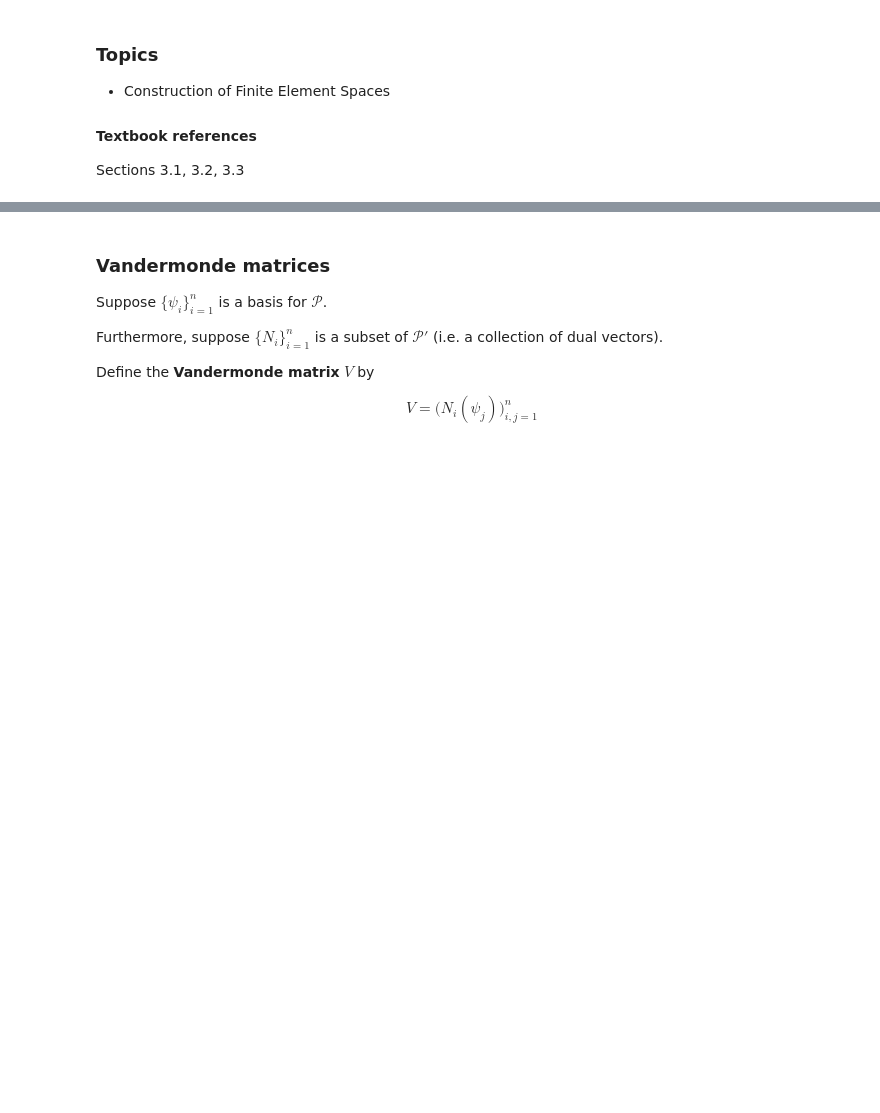
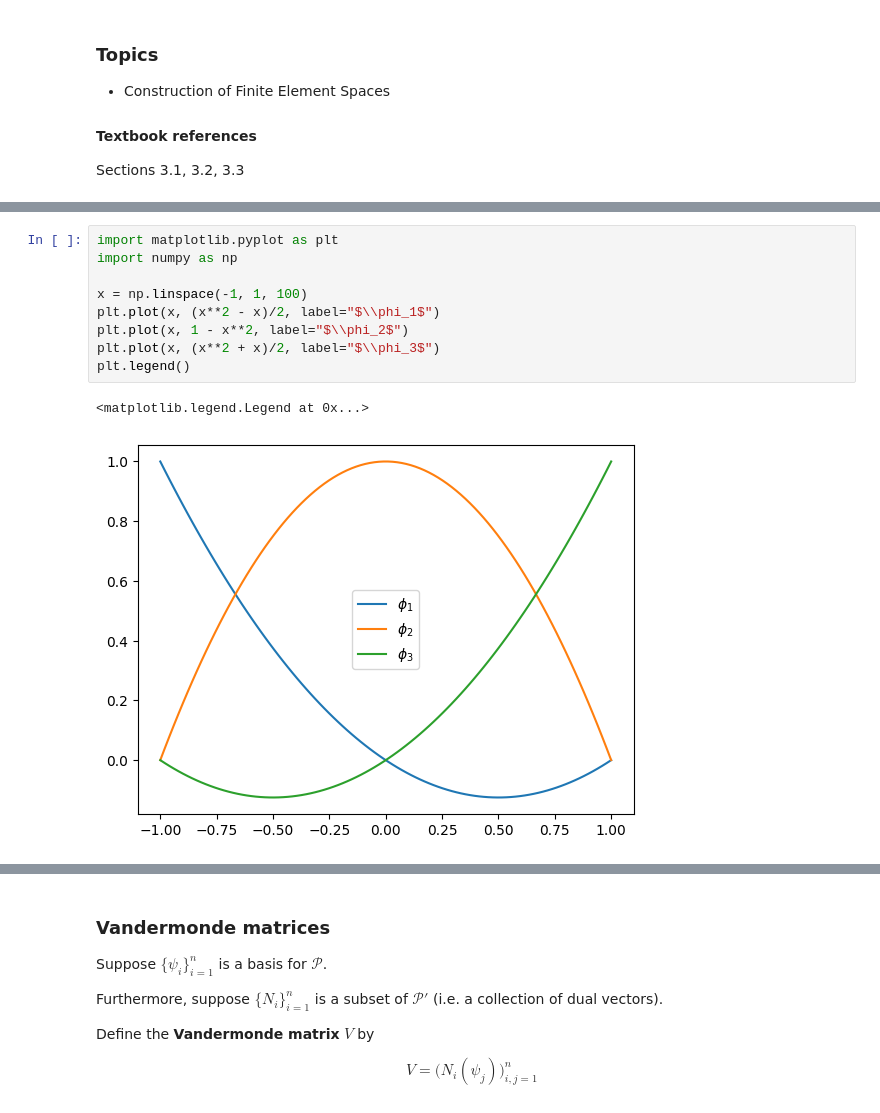
Before and after one commit to pazner/mth-651, a Jupyter notebook: lecture_notebooks/lecture_8.ipynb, the cells around one changed output, grey strips where cells are left out. Drawn from its saved outputs; the diff is of its cells as text; blank space fills up the shorter version.

```diff
--- a/lecture_notebooks/lecture_8.ipynb
+++ b/lecture_notebooks/lecture_8.ipynb
@@ -12,0 +70,12 @@ Sections 3.1, 3.2, 3.3
+# %%
+import matplotlib.pyplot as plt
+import numpy as np
+
+x = np.linspace(-1, 1, 100)
+plt.plot(x, (x**2 - x)/2, label="$\\phi_1$")
+plt.plot(x, 1 - x**2, label="$\\phi_2$")
+plt.plot(x, (x**2 + x)/2, label="$\\phi_3$")
+plt.legend()
+# %% [output]
+<matplotlib.legend.Legend at 0x...>
+[figure, added]
```
Also changed, not shown: parts of 10 cells of this notebook.
